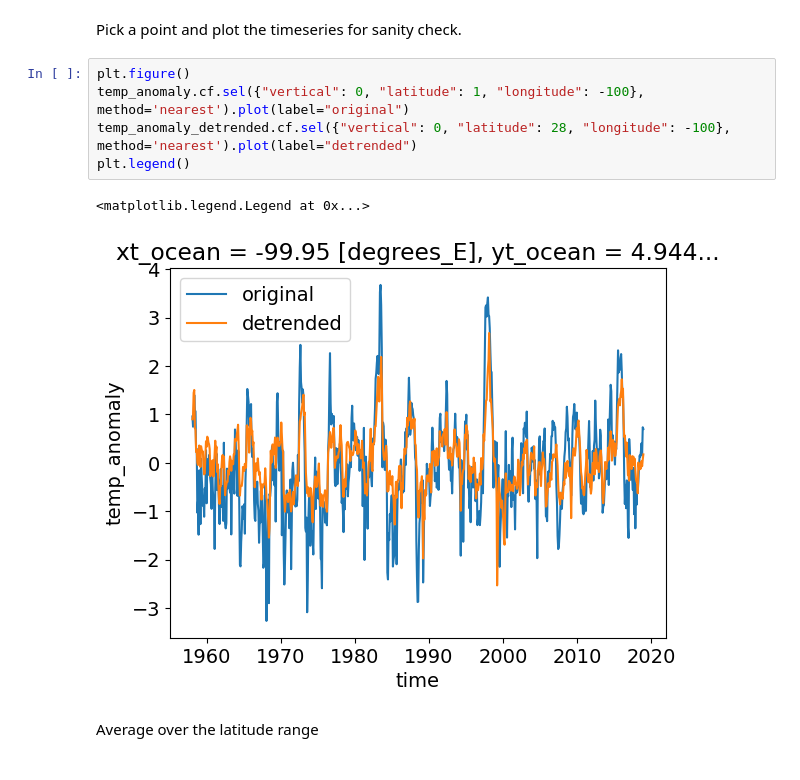
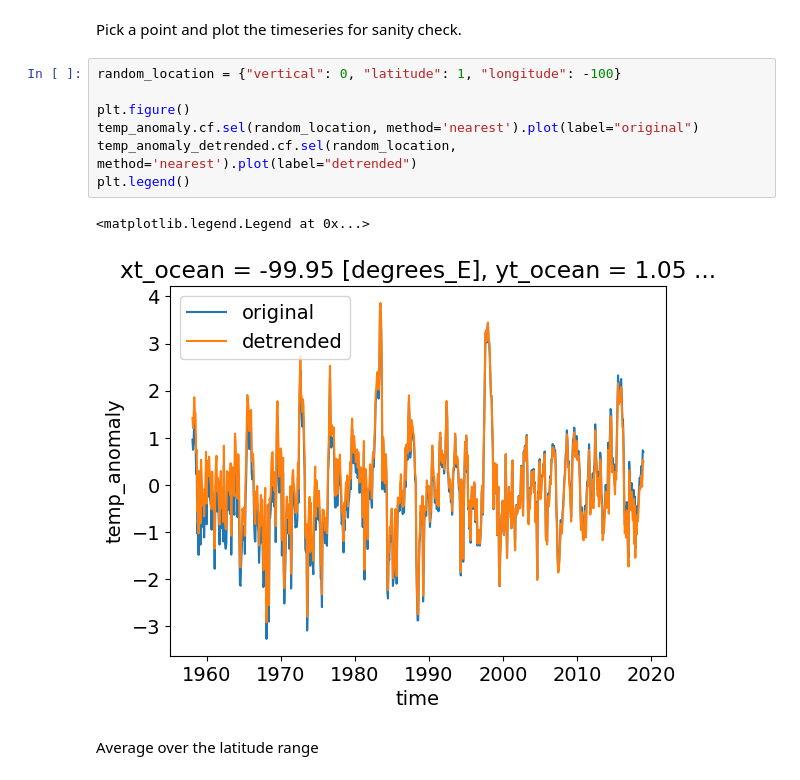
Before and after one commit to navidcy/LaNina-flavours, a Jupyter notebook: ACCESS-OM2/access-om2-investigations.ipynb, the cells around one changed output. Drawn from its saved outputs; the diff is of its cells as text.

Commit message:
add correct plot comparing detrended data

```diff
--- a/ACCESS-OM2/access-om2-investigations.ipynb
+++ b/ACCESS-OM2/access-om2-investigations.ipynb
@@ -243,13 +243,15 @@ temp_anomaly_detrended = detrend3d(temp_anomaly, dim='time', order=1)
 # %% [markdown]
 Pick a point and plot the timeseries for sanity check.
 # %%
+random_location = {"vertical": 0, "latitude": 1, "longitude": -100}
+
 plt.figure()
-temp_anomaly.cf.sel({"vertical": 0, "latitude": 1, "longitude": -100}, method='nearest').plot(label="original")
-temp_anomaly_detrended.cf.sel({"vertical": 0, "latitude": 28, "longitude": -100}, method='nearest').plot(label="detrended")
+temp_anomaly.cf.sel(random_location, method='nearest').plot(label="original")
+temp_anomaly_detrended.cf.sel(random_location, method='nearest').plot(label="detrended")
 plt.legend()
 # %% [output]
 <matplotlib.legend.Legend at 0x...>
-[figure, old version]
+[figure, new version]
 # %% [markdown]
 Average over the latitude range
 # %%
```
